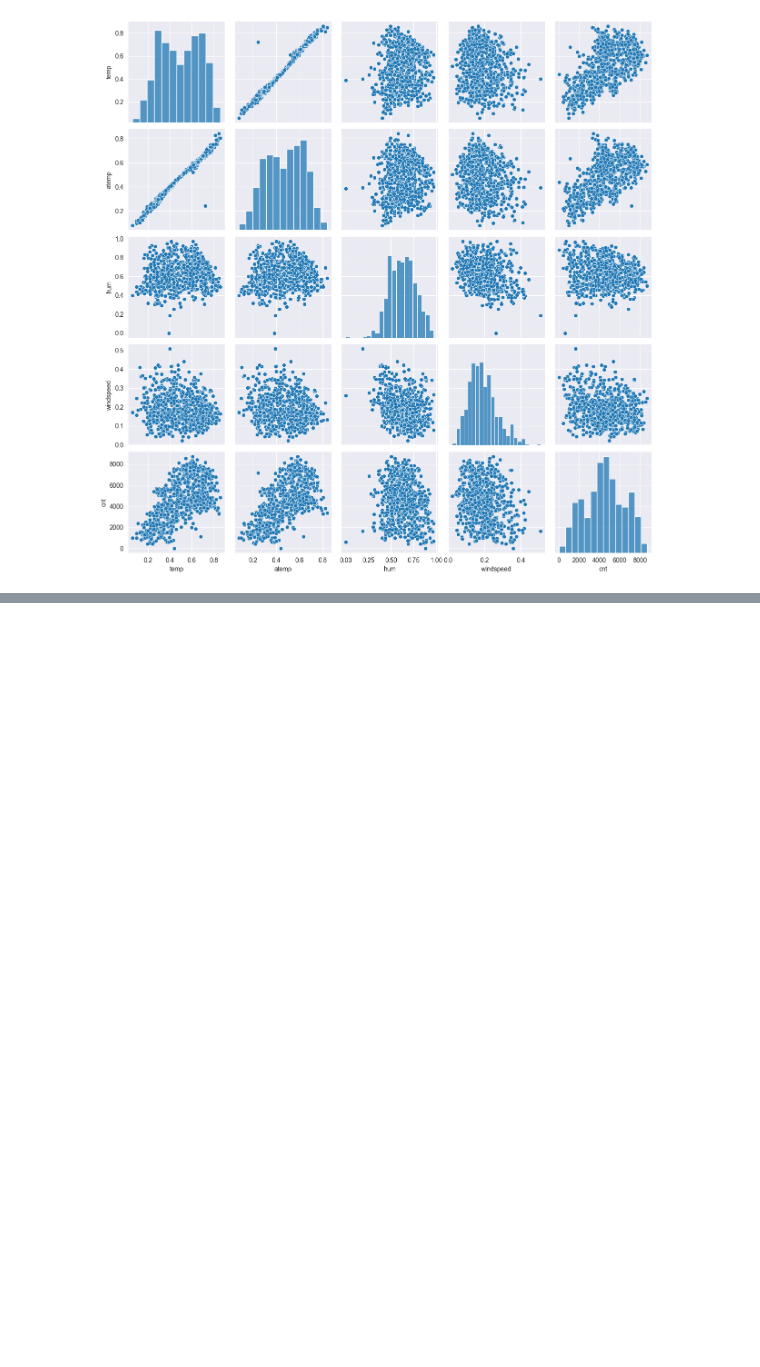
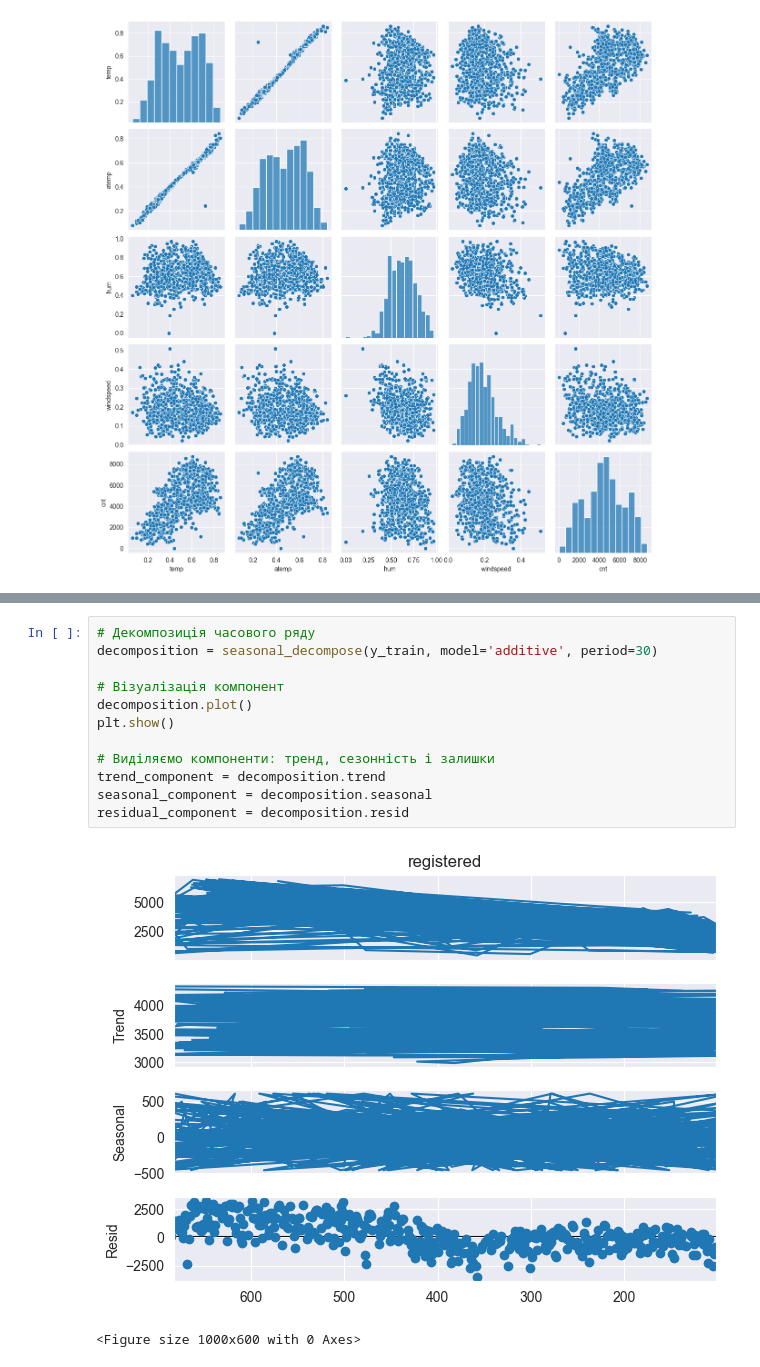
Before and after one commit to Valakas148/TML, a Jupyter notebook: lr1.ipynb, the cells around one changed output, grey strips where cells are left out. Cells and saved outputs as stored; diff of their text form; blank space fills up the shorter version.

```diff
--- a/lr1.ipynb
+++ b/lr1.ipynb
@@ -167,0 +261,15 @@ AttributeError: Can only use .dt accessor with datetimelike values
+# %%
+# Декомпозиція часового ряду
+decomposition = seasonal_decompose(y_train, model='additive', period=30)
+
+# Візуалізація компонент
+decomposition.plot()
+plt.show()
+
+# Виділяємо компоненти: тренд, сезонність і залишки
+trend_component = decomposition.trend
+seasonal_component = decomposition.seasonal
+residual_component = decomposition.resid
+# %% [output]
+[figure, added]
+<Figure size 1000x600 with 0 Axes>
```
Also changed, not shown: parts of 23 cells of this notebook.
